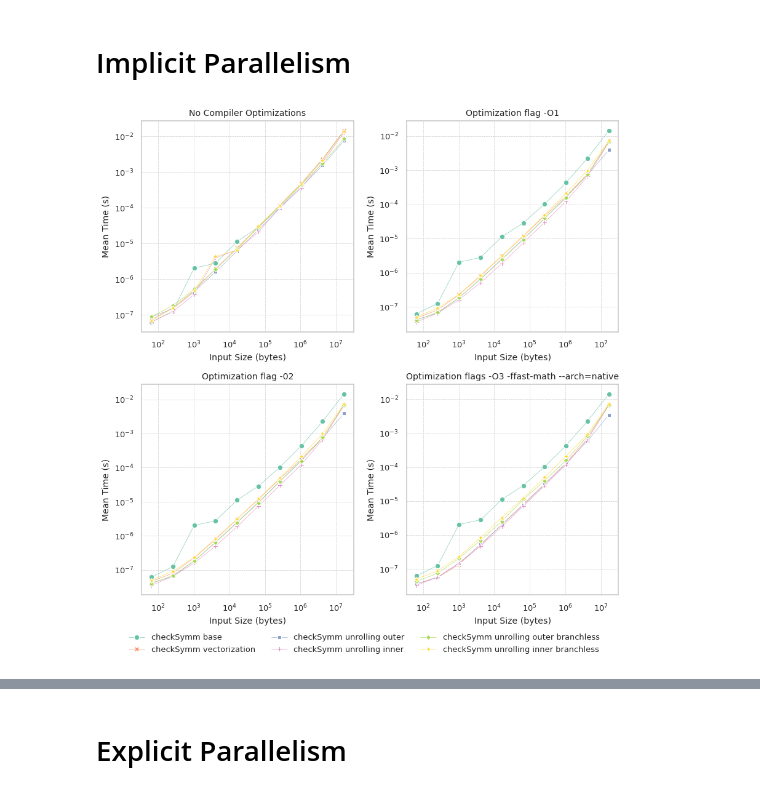
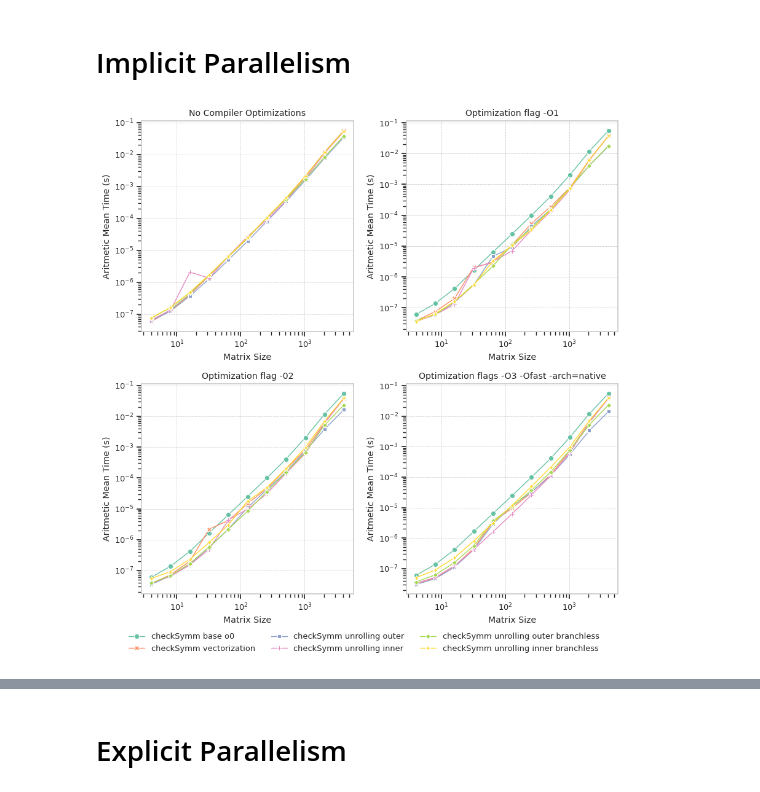
Before and after one commit to San7o/parallel-computing-cpp, a Jupyter notebook: benchmarks/plotting/notebooks/checkSymm.ipynb, the cells around one changed output, grey strips where cells are left out. Saved outputs shown, nothing was run; the diff lists cells and outputs as text; code cells hidden in the pictures.

```diff
--- a/benchmarks/plotting/notebooks/checkSymm.ipynb
+++ b/benchmarks/plotting/notebooks/checkSymm.ipynb
@@ -27,7 +178,10 @@ checkSymm_base = raw_data.loc[raw_data.name == 'checkSymm base'].copy()
 # %% [markdown]
 # Implicit Parallelism
 # %%
-checkSymm_implicit = raw_data.loc[raw_data.name.isin(['checkSymm vectorization', 'checkSymm unrolling outer',  \
+checkSymm_implicit_o0 = raw_data_o0.loc[raw_data_o0.name.isin(['checkSymm vectorization', 'checkSymm unrolling outer',  \
+                                                      'checkSymm unrolling inner', 'checkSymm unrolling outer branchless', \
+                                                      'checkSymm unrolling inner branchless'])].copy()
+checkSymm_implicit_o1 = raw_data_o1.loc[raw_data_o1.name.isin(['checkSymm vectorization', 'checkSymm unrolling outer',  \
                                                       'checkSymm unrolling inner', 'checkSymm unrolling outer branchless', \
                                                       'checkSymm unrolling inner branchless'])].copy()
 checkSymm_implicit_o2 = raw_data_o2.loc[raw_data_o2.name.isin(['checkSymm vectorization', 'checkSymm unrolling outer',  \
@@ -40,63 +194,66 @@ checkSymm_implicit_o3 = raw_data_o3.loc[raw_data_o3.name.isin(['checkSymm vector
 fig, axes = plt.subplots(2, 2, figsize=(10, 10))
 
 lp1 = sns.lineplot(
-    data=pd.concat([checkSymm_base, checkSymm_implicit]),
+    data=pd.concat([checkSymm, checkSymm_implicit_o0]),
     x="space", y="mean", hue="name", style="name",
-    markers=True, dashes=False, ax=axes[0][0], linewidth = 0.4,
+    markers=True, dashes=False, ax=axes[0][0],
+    linewidth = 1
 )
+
 axes[0][0].set_yscale('log')
 axes[0][0].set_xscale('log')
 axes[0][0].set_title('No Compiler Optimizations')
-axes[0][0].set_xlabel('Input Size (bytes)')
-axes[0][0].set_ylabel('Mean Time (s)')
-axes[0,0].grid(which='major', linestyle='--', linewidth=0.5)
+axes[0][0].set_xlabel('Matrix Size')
+axes[0][0].set_ylabel('Aritmetic Mean Time (s)')
+axes[0,0].grid(True, which='major', linestyle='--', linewidth=0.5)
+
 
 # TODO
 lp2 = sns.lineplot(
-    data=pd.concat([checkSymm_base, checkSymm_implicit_o2]),
+    data=pd.concat([checkSymm, checkSymm_implicit_o1]),
     x="space", y="mean", hue="name", style="name",
     markers=True, dashes=False, ax=axes[0][1], legend=False,
-    linewidth = 0.4,
+    linewidth = 1
 )
 axes[0][1].set_yscale('log')
 axes[0][1].set_xscale('log')
 axes[0][1].set_title('Optimization flag -O1')
-axes[0][1].set_xlabel('Input Size (bytes)')
-axes[0][1].set_ylabel('Mean Time (s)')
-axes[0,1].grid(which='major', linestyle='--', linewidth=0.5)
+axes[0][1].set_xlabel('Matrix Size')
+axes[0][1].set_ylabel('Aritmetic Mean Time (s)')
+axes[0,1].grid(which='major', linestyle='--', linewidth=0.6)
 
 lp3 = sns.lineplot(
-    data=pd.concat([checkSymm_base, checkSymm_implicit_o2]),
+    data=pd.concat([checkSymm, checkSymm_implicit_o2]),
     x="space", y="mean", hue="name", style="name",
     markers=True, dashes=False, ax=axes[1][0], legend=False,
-    linewidth = 0.4
+    linewidth = 1
 )
 axes[1][0].set_yscale('log')
 axes[1][0].set_xscale('log')
 axes[1][0].set_title('Optimization flag -02')
-axes[1][0].set_xlabel('Input Size (bytes)')
-axes[1][0].set_ylabel('Mean Time (s)')
+axes[1][0].set_xlabel('Matrix Size')
+axes[1][0].set_ylabel('Aritmetic Mean Time (s)')
 axes[1,0].grid(which='major', linestyle='--', linewidth=0.5)
 
 lp3 = sns.lineplot(
-    data=pd.concat([checkSymm_base, checkSymm_implicit_o3]),
+    data=pd.concat([checkSymm, checkSymm_implicit_o3]),
     x="space", y="mean", hue="name", style="name",
     markers=True, dashes=False, ax=axes[1][1], legend=False,
-    linewidth = 0.4
+    linewidth = 1
 )
 axes[1][1].set_yscale('log')
 axes[1][1].set_xscale('log')
-axes[1][1].set_title('Optimization flags -O3 -ffast-math --arch=native')
-axes[1][1].set_xlabel('Input Size (bytes)')
-axes[1][1].set_ylabel('Mean Time (s)')
+axes[1][1].set_title('Optimization flags -O3 -Ofast -arch=native')
+axes[1][1].set_xlabel('Matrix Size')
+axes[1][1].set_ylabel('Aritmetic Mean Time (s)')
 axes[1,1].grid(which='major', linestyle='--', linewidth=0.5)
 
 sns.move_legend(
     lp1, "upper center",
     bbox_to_anchor=(1.05, -1.4), ncol=3, title="", frameon=False,
 )
 fig.subplots_adjust(hspace=0.25, wspace=0.25)
 plt.show()
 # %% [output]
-[figure, old version]
+[figure, new version]
 # %%
```
Also changed, not shown: parts of 13 cells of this notebook, 9 other files.
